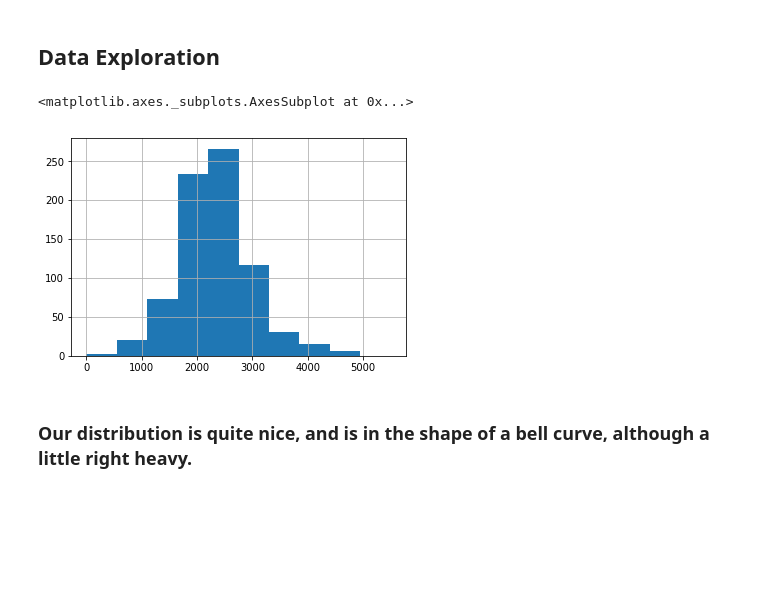
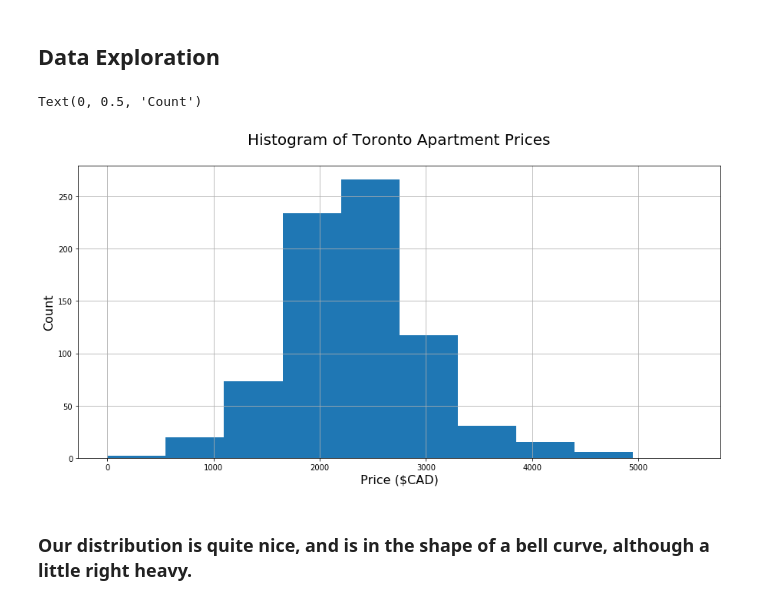
Before and after one commit to 1212-qwas/Coursera-Capstone, a Jupyter notebook: Capstone Project Part I.ipynb, the cells around one changed output. Cells and saved outputs as stored; diff of their text form; code cells hidden in the pictures; blank space fills up the shorter version.

```diff
--- a/Capstone Project Part I.ipynb
+++ b/Capstone Project Part I.ipynb
@@ -173,12 +173,15 @@ merge.head()
 | 4 | 1 | 1.0 | 0 | M5V | 43.647627 | -79.390408 | 2650.0 | M5V | CN Tower,Bathurst Quay,Island air... | Downtown Toronto |
 # %% [markdown]
 ## Data Exploration
-# %%
-# Price Histogram
-merge['Price'].hist(range=(0, 5500))
-# %% [output]
-<matplotlib.axes._subplots.AxesSubplot at 0x...>
-[figure, removed]
+# %%
+# Price Histogram
+price_histogram = merge['Price'].hist(range=(0, 5500), figsize=(15,7))
+price_histogram.set_title('Histogram of Toronto Apartment Prices\n', fontsize=20)
+price_histogram.set_xlabel('Price ($CAD)', fontsize=16)
+price_histogram.set_ylabel('Count', fontsize=16)
+# %% [output]
+Text(0, 0.5, 'Count')
+[figure, added]
 # %% [markdown]
 ### Our distribution is quite nice, and is in the shape of a bell curve, although a little right heavy.
 # %% [markdown]
```
Also changed, not shown: parts of 13 cells of this notebook.
